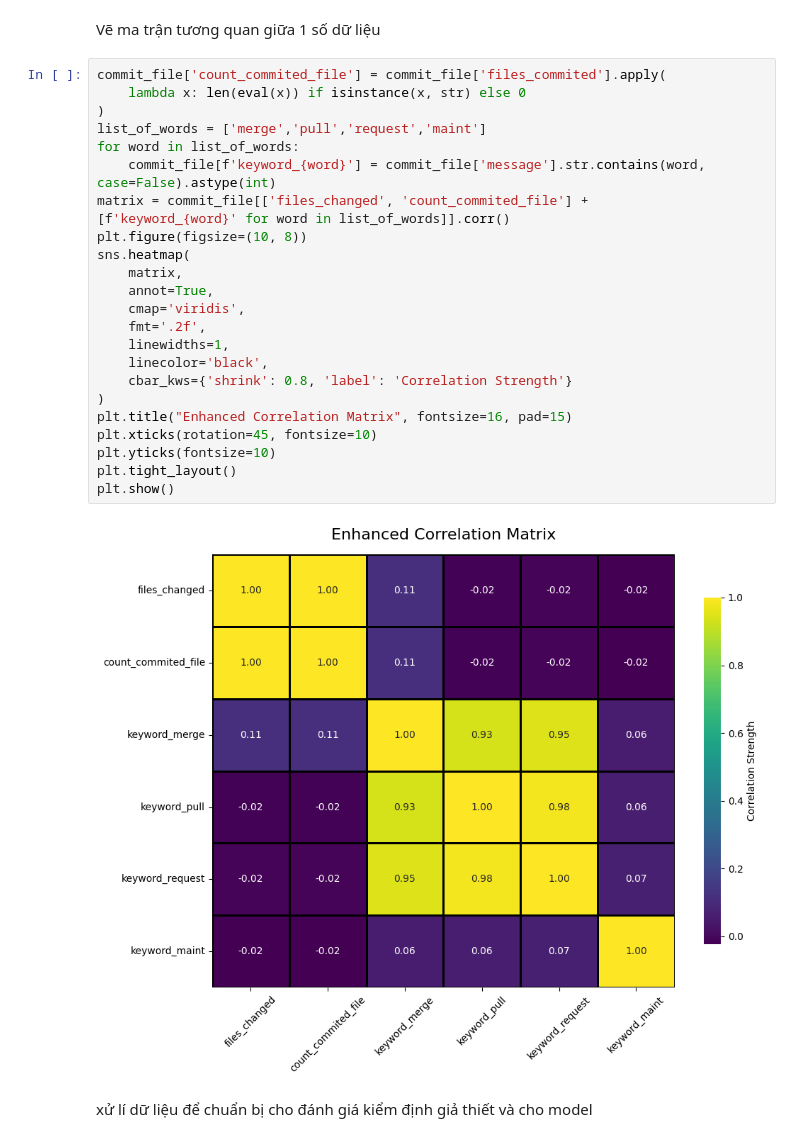
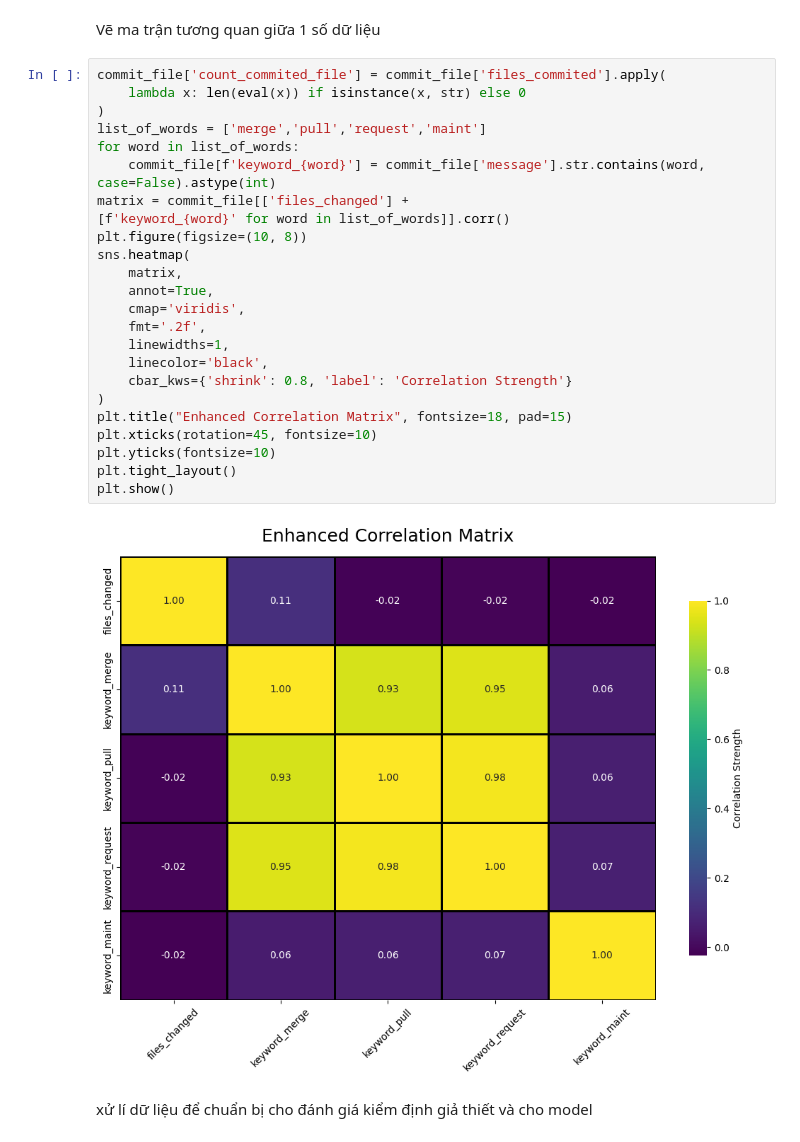
Before and after one commit to VMSSON345/NumpyDataProcessing, a Jupyter notebook: DATA_PYTHON/analysis_commit.ipynb, the cells around one changed output. Drawn from its saved outputs; the diff is of its cells as text.

```diff
--- a/DATA_PYTHON/analysis_commit.ipynb
+++ b/DATA_PYTHON/analysis_commit.ipynb
@@ -610,29 +613,29 @@ Vẽ ma trận tương quan giữa 1 số dữ liệu
 # %%
 commit_file['count_commited_file'] = commit_file['files_commited'].apply(
     lambda x: len(eval(x)) if isinstance(x, str) else 0
 )
 list_of_words = ['merge','pull','request','maint']
 for word in list_of_words:
     commit_file[f'keyword_{word}'] = commit_file['message'].str.contains(word, case=False).astype(int)
-matrix = commit_file[['files_changed', 'count_commited_file'] +
+matrix = commit_file[['files_changed'] +
 [f'keyword_{word}' for word in list_of_words]].corr()
 plt.figure(figsize=(10, 8))
 sns.heatmap(
     matrix,
     annot=True,
     cmap='viridis',
     fmt='.2f',
     linewidths=1,
     linecolor='black',
     cbar_kws={'shrink': 0.8, 'label': 'Correlation Strength'}
 )
-plt.title("Enhanced Correlation Matrix", fontsize=16, pad=15)
+plt.title("Enhanced Correlation Matrix", fontsize=18, pad=15)
 plt.xticks(rotation=45, fontsize=10)
 plt.yticks(fontsize=10)
 plt.tight_layout()
 plt.show()
 # %% [output]
-[figure, old version]
+[figure, new version]
 # %% [markdown]
 xử lí dữ liệu để chuẩn bị cho đánh giá kiểm định giả thiết và cho model
 # %%
```
Also changed, not shown: parts of 6 cells of this notebook.
